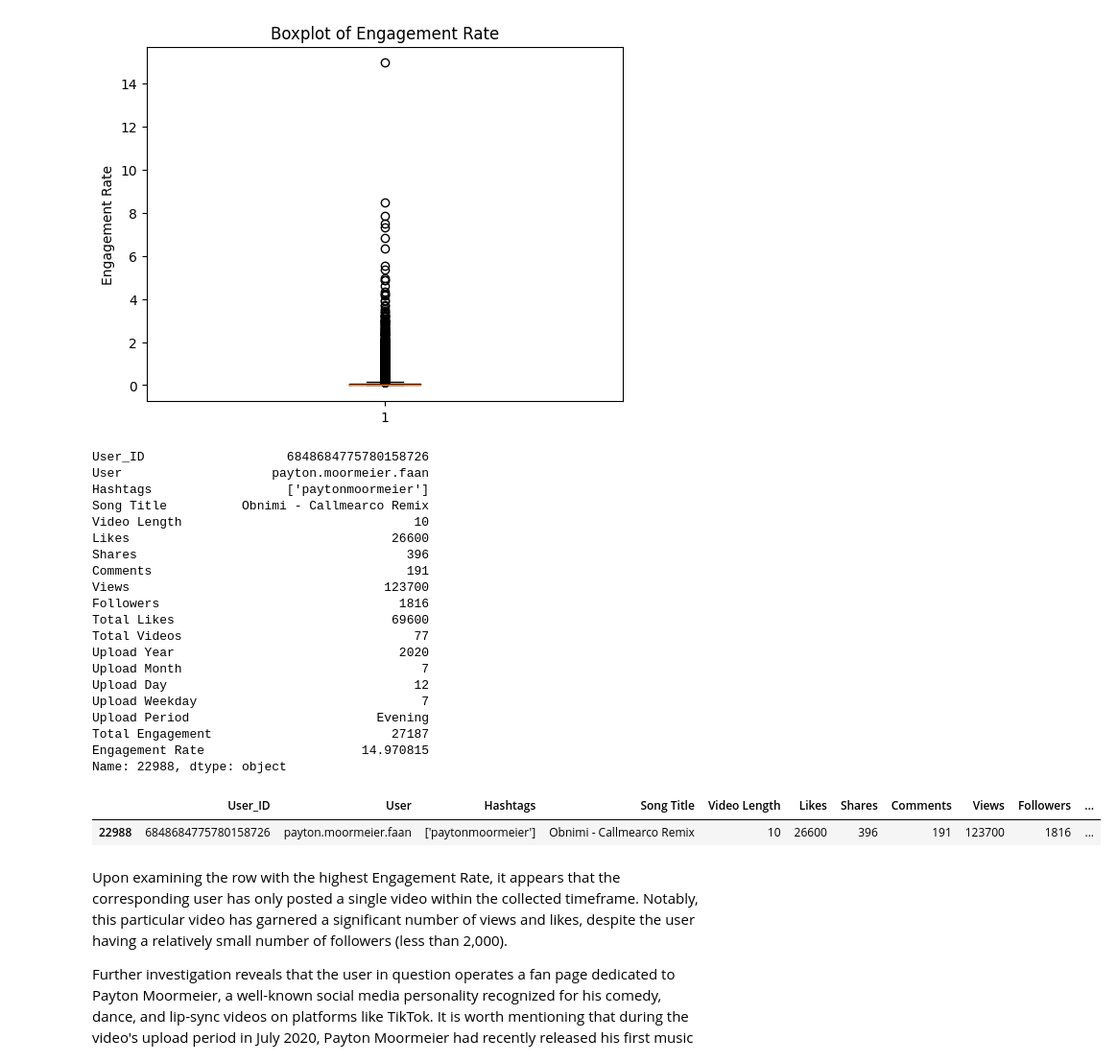
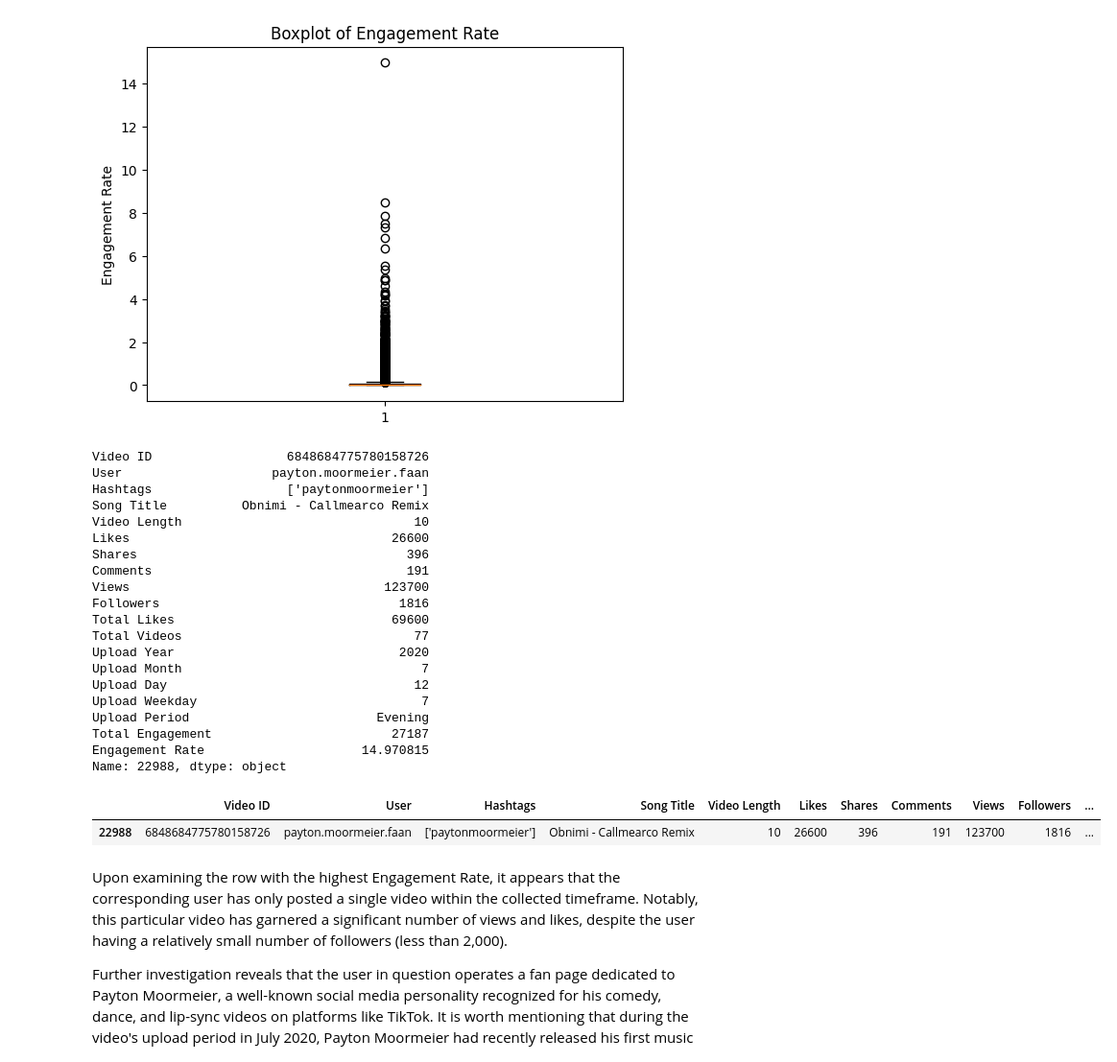
Before and after one commit to tianlan8/TikTok_Engagement_Rate_Analysis_Prediction, a Jupyter notebook: Notebooks/Tian Lan_Capstone project_1 (Data Preprocessing).ipynb, the cells around one changed output. Shown at 96% size. Saved outputs shown, nothing was run; the diff lists cells and outputs as text; code cells hidden in the pictures.

```diff
--- a/Notebooks/Tian Lan_Capstone project_1 (Data Preprocessing).ipynb
+++ b/Notebooks/Tian Lan_Capstone project_1 (Data Preprocessing).ipynb
@@ -169,5 +183,5 @@ Within the dataset, a total of 42 rows have been identified where the `song` col
 # %%
-clean_df['song'].fillna('none', inplace=True)
+clean_df['song'].fillna('original sound', inplace=True)
 # %%
 clean_df.isna().sum(axis=0)
 # %% [output]
@@ -286,7 +300,7 @@ Data columns (total 17 columns):
 dtypes: int32(4), int64(9), object(4)
 memory usage: 6.5+ MB
 # %%
-clean_df.rename(columns={'id': 'User_ID',
+clean_df.rename(columns={'id': 'Video ID',
                     'create_time': 'Upload Time',
                     'user_name': 'User',
                     'hashtags': 'Hashtags',
@@ -396,7 +410,7 @@ plt.show()
 # %%
 clean_df.loc[clean_df['Engagement Rate'].idxmax()]
 # %% [output]
-User_ID                   6848684775780158726
+Video ID                  6848684775780158726
 User                    payton.moormeier.faan
 Hashtags                  ['paytonmoormeier']
 Song Title          Obnimi - Callmearco Remix
@@ -417,9 +431,9 @@ Total Engagement                        27187
 Engagement Rate                     14.970815
 Name: 22988, dtype: object
 # %%
-clean_df[clean_df['User_ID']==6848684775780158726]
+clean_df[clean_df['Video ID']==6848684775780158726]
 # %% [output]
-|  | User_ID | User | Hashtags | Song Title | Video Length | Likes | Shares | Comments | Views | Followers | ... |
+|  | Video ID | User | Hashtags | Song Title | Video Length | Likes | Shares | Comments | Views | Followers | ... |
 | 22988 | 6848684775780158726 | payton.moormeier.faan | ['paytonmoormeier'] | Obnimi - Callmearco Remix | 10 | 26600 | 396 | 191 | 123700 | 1816 | ... |
 # %% [markdown]
 Upon examining the row with the highest Engagement Rate, it appears that the corresponding user has only posted a single video within the collected timeframe. Notably, this particular video has garnered a significant number of views and likes, despite the user having a relatively small number of followers (less than 2,000).
```
Also changed, not shown: parts of 15 cells of this notebook, 2 other files.
